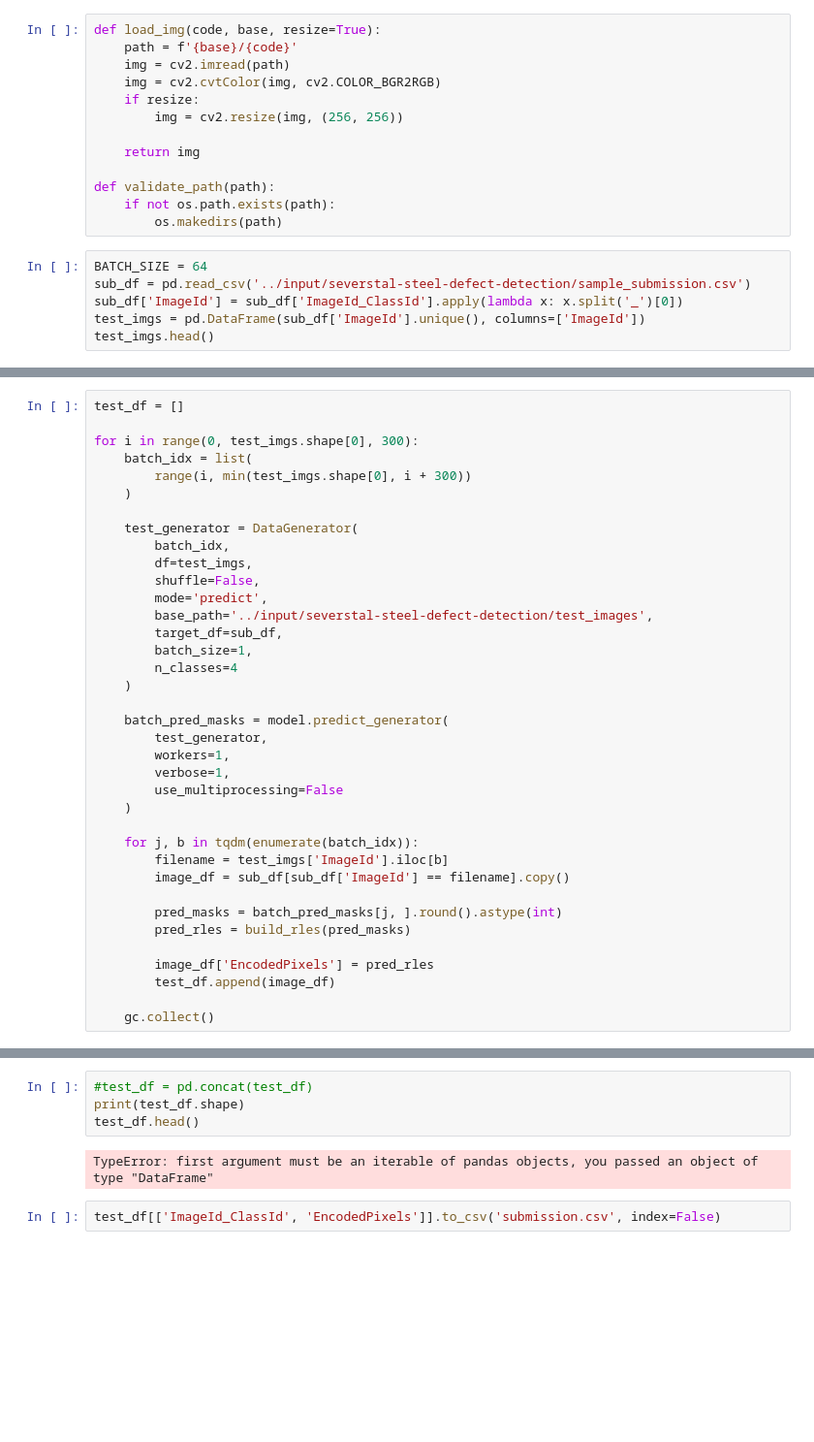
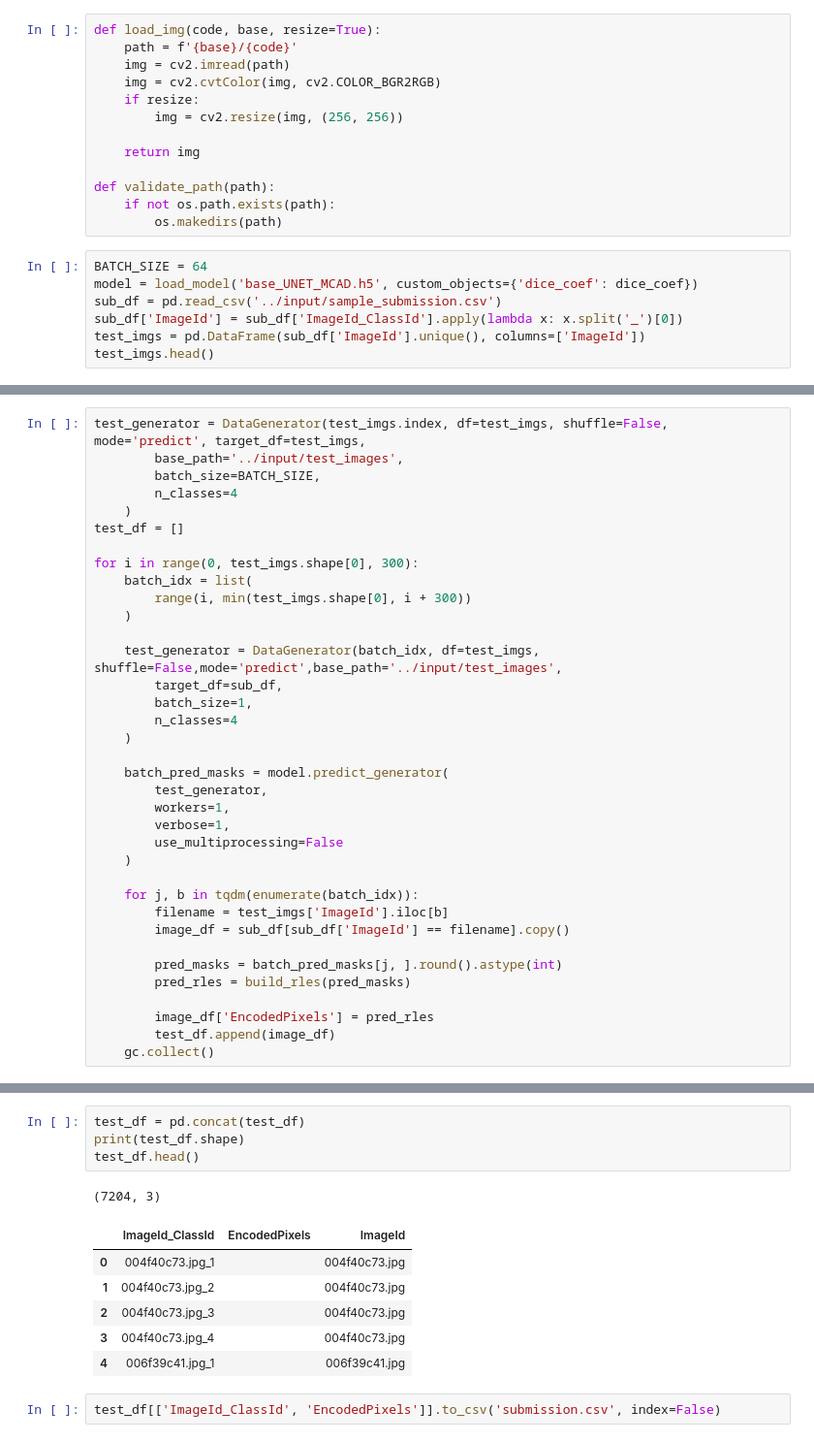
Before and after one commit to chhiilnos1996/Steel_Defect_Detection, a Jupyter notebook: Base_UNET.ipynb, the cells around one changed output, grey strips where cells are left out. Shown: that part at 97% size. Cells and saved outputs as stored; diff of their text form; blank space fills up the shorter version.

Commit message:
submission file

```diff
--- a/Base_UNET.ipynb
+++ b/Base_UNET.ipynb
@@ -305,7 +340,8 @@ def validate_path(path):
         os.makedirs(path)
 # %%
 BATCH_SIZE = 64
-sub_df = pd.read_csv('../input/severstal-steel-defect-detection/sample_submission.csv')
+model = load_model('base_UNET_MCAD.h5', custom_objects={'dice_coef': dice_coef})
+sub_df = pd.read_csv('../input/sample_submission.csv')
 sub_df['ImageId'] = sub_df['ImageId_ClassId'].apply(lambda x: x.split('_')[0])
 test_imgs = pd.DataFrame(sub_df['ImageId'].unique(), columns=['ImageId'])
 test_imgs.head()
@@ -330,4 +348,9 @@ test_generator = DataGenerator(
 # %%
+test_generator = DataGenerator(test_imgs.index, df=test_imgs, shuffle=False, mode='predict', target_df=test_imgs,
+        base_path='../input/test_images',
+        batch_size=BATCH_SIZE,
+        n_classes=4
+    )
 test_df = []
 
 for i in range(0, test_imgs.shape[0], 300):
@@ -335,12 +358,7 @@ for i in range(0, test_imgs.shape[0], 300):
         range(i, min(test_imgs.shape[0], i + 300))
     )
 
-    test_generator = DataGenerator(
-        batch_idx,
-        df=test_imgs,
-        shuffle=False,
-        mode='predict',
-        base_path='../input/severstal-steel-defect-detection/test_images',
+    test_generator = DataGenerator(batch_idx, df=test_imgs, shuffle=False,mode='predict',base_path='../input/test_images',
         target_df=sub_df,
         batch_size=1,
         n_classes=4
@@ -362,6 +380,5 @@ for i in range(0, test_imgs.shape[0], 300):
 
         image_df['EncodedPixels'] = pred_rles
         test_df.append(image_df)
-
     gc.collect()
 # %% [output]
@@ -375,8 +392,14 @@ for i in range(0, test_imgs.shape[0], 300):
 # %%
-#test_df = pd.concat(test_df)
+test_df = pd.concat(test_df)
 print(test_df.shape)
 test_df.head()
 # %% [output]
-TypeError: first argument must be an iterable of pandas objects, you passed an object of type "DataFrame"
+(7204, 3)
+|  | ImageId_ClassId | EncodedPixels | ImageId |
+| 0 | 004f40c73.jpg_1 |  | 004f40c73.jpg |
+| 1 | 004f40c73.jpg_2 |  | 004f40c73.jpg |
+| 2 | 004f40c73.jpg_3 |  | 004f40c73.jpg |
+| 3 | 004f40c73.jpg_4 |  | 004f40c73.jpg |
+| 4 | 006f39c41.jpg_1 |  | 006f39c41.jpg |
 # %%
 test_df[['ImageId_ClassId', 'EncodedPixels']].to_csv('submission.csv', index=False)
```
Also changed, not shown: parts of 28 cells of this notebook.
